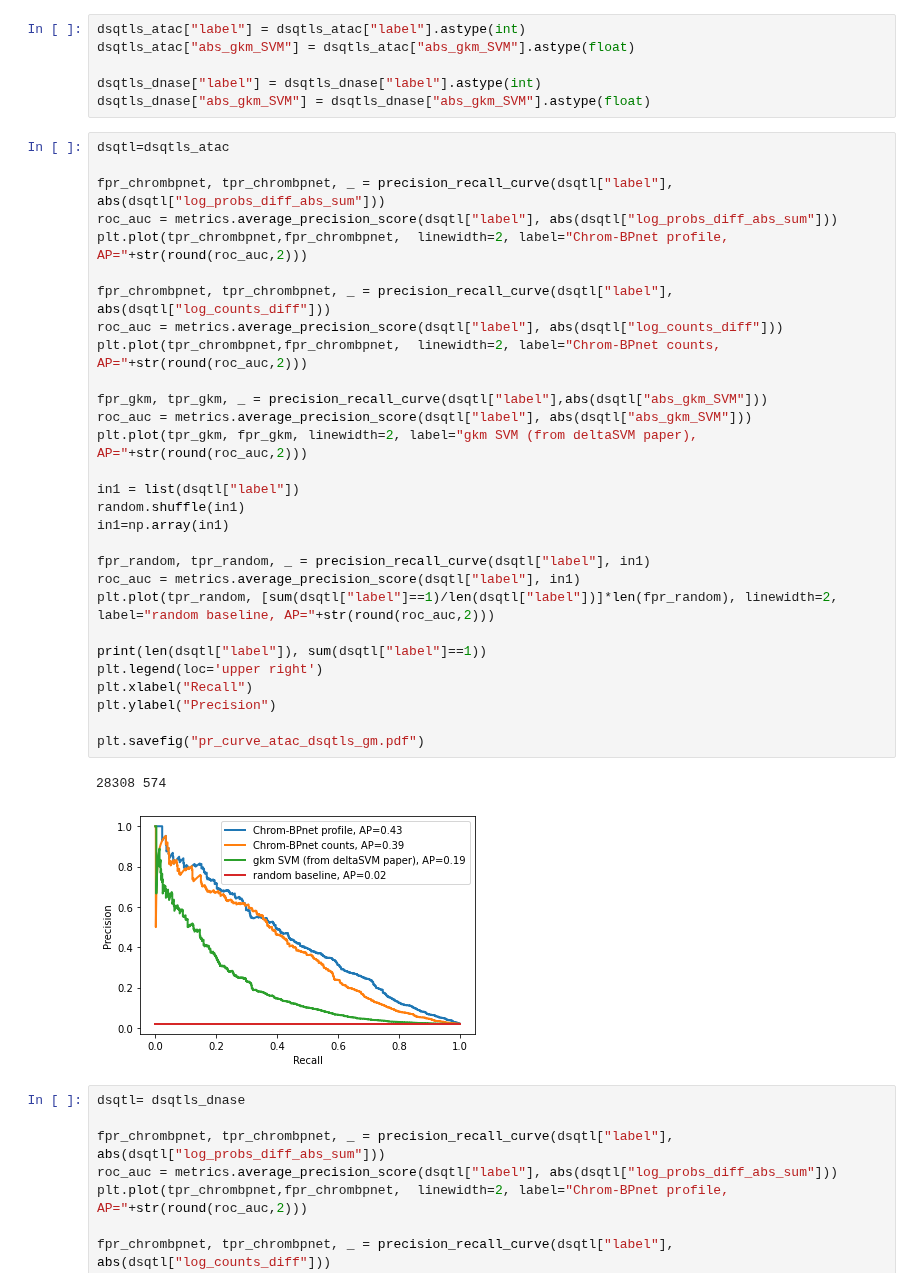
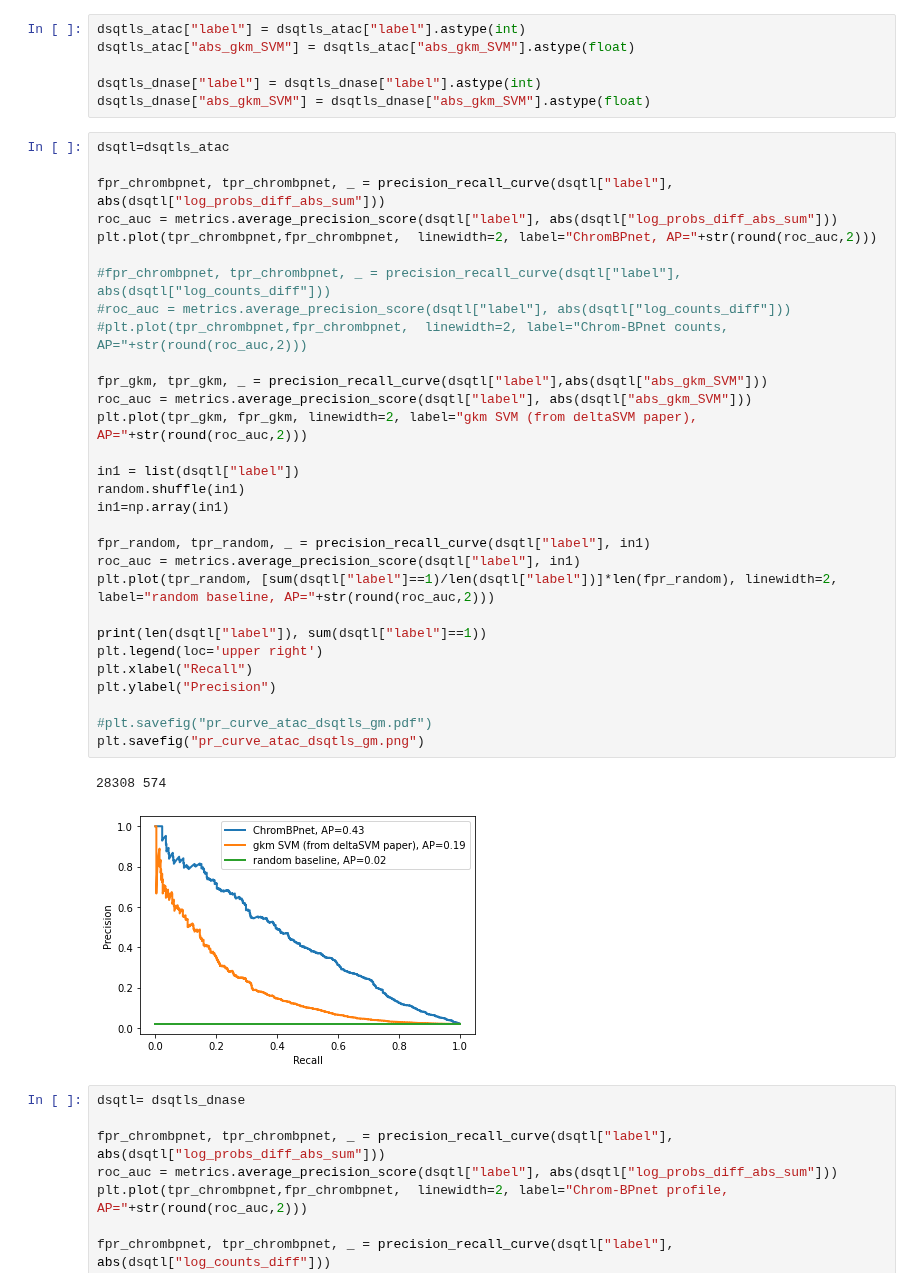
Before and after one commit to kundajelab/chrombpnet, a Jupyter notebook: src/evaluation/figure_notebooks/figure_5/dsqtls.ipynb, the cells around one changed output. Drawn from its saved outputs; the diff is of its cells as text.

Commit message:
figure 5 scripts

```diff
--- a/src/evaluation/figure_notebooks/figure_5/dsqtls.ipynb
+++ b/src/evaluation/figure_notebooks/figure_5/dsqtls.ipynb
@@ -31,35 +31,36 @@ dsqtls_dnase["abs_gkm_SVM"] = dsqtls_dnase["abs_gkm_SVM"].astype(float)
 # %%
 dsqtl=dsqtls_atac
 
 fpr_chrombpnet, tpr_chrombpnet, _ = precision_recall_curve(dsqtl["label"], abs(dsqtl["log_probs_diff_abs_sum"]))
 roc_auc = metrics.average_precision_score(dsqtl["label"], abs(dsqtl["log_probs_diff_abs_sum"]))
-plt.plot(tpr_chrombpnet,fpr_chrombpnet,  linewidth=2, label="Chrom-BPnet profile, AP="+str(round(roc_auc,2)))
+plt.plot(tpr_chrombpnet,fpr_chrombpnet,  linewidth=2, label="ChromBPnet, AP="+str(round(roc_auc,2)))
 
-fpr_chrombpnet, tpr_chrombpnet, _ = precision_recall_curve(dsqtl["label"], abs(dsqtl["log_counts_diff"]))
-roc_auc = metrics.average_precision_score(dsqtl["label"], abs(dsqtl["log_counts_diff"]))
-plt.plot(tpr_chrombpnet,fpr_chrombpnet,  linewidth=2, label="Chrom-BPnet counts, AP="+str(round(roc_auc,2)))
+#fpr_chrombpnet, tpr_chrombpnet, _ = precision_recall_curve(dsqtl["label"], abs(dsqtl["log_counts_diff"]))
+#roc_auc = metrics.average_precision_score(dsqtl["label"], abs(dsqtl["log_counts_diff"]))
+#plt.plot(tpr_chrombpnet,fpr_chrombpnet,  linewidth=2, label="Chrom-BPnet counts, AP="+str(round(roc_auc,2)))
 
 fpr_gkm, tpr_gkm, _ = precision_recall_curve(dsqtl["label"],abs(dsqtl["abs_gkm_SVM"]))
 roc_auc = metrics.average_precision_score(dsqtl["label"], abs(dsqtl["abs_gkm_SVM"]))
 plt.plot(tpr_gkm, fpr_gkm, linewidth=2, label="gkm SVM (from deltaSVM paper), AP="+str(round(roc_auc,2)))
 
 in1 = list(dsqtl["label"])
 random.shuffle(in1)
 in1=np.array(in1)
 
 fpr_random, tpr_random, _ = precision_recall_curve(dsqtl["label"], in1)
 roc_auc = metrics.average_precision_score(dsqtl["label"], in1)
 plt.plot(tpr_random, [sum(dsqtl["label"]==1)/len(dsqtl["label"])]*len(fpr_random), linewidth=2, label="random baseline, AP="+str(round(roc_auc,2)))
 
 print(len(dsqtl["label"]), sum(dsqtl["label"]==1))
 plt.legend(loc='upper right')
 plt.xlabel("Recall")
 plt.ylabel("Precision")
 
-plt.savefig("pr_curve_atac_dsqtls_gm.pdf")
+#plt.savefig("pr_curve_atac_dsqtls_gm.pdf")
+plt.savefig("pr_curve_atac_dsqtls_gm.png")
 # %% [output]
 28308 574
-[figure, old version]
+[figure, new version]
 # %%
 dsqtl= dsqtls_dnase
 
```
Also changed, not shown: 2 other files.
